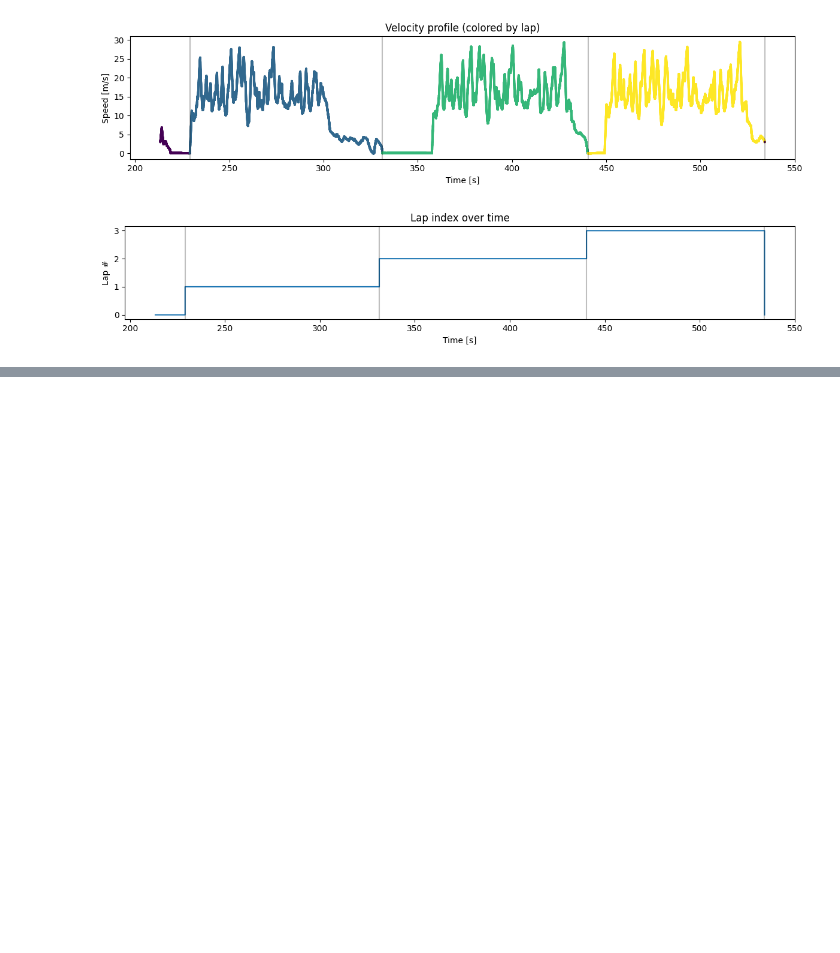
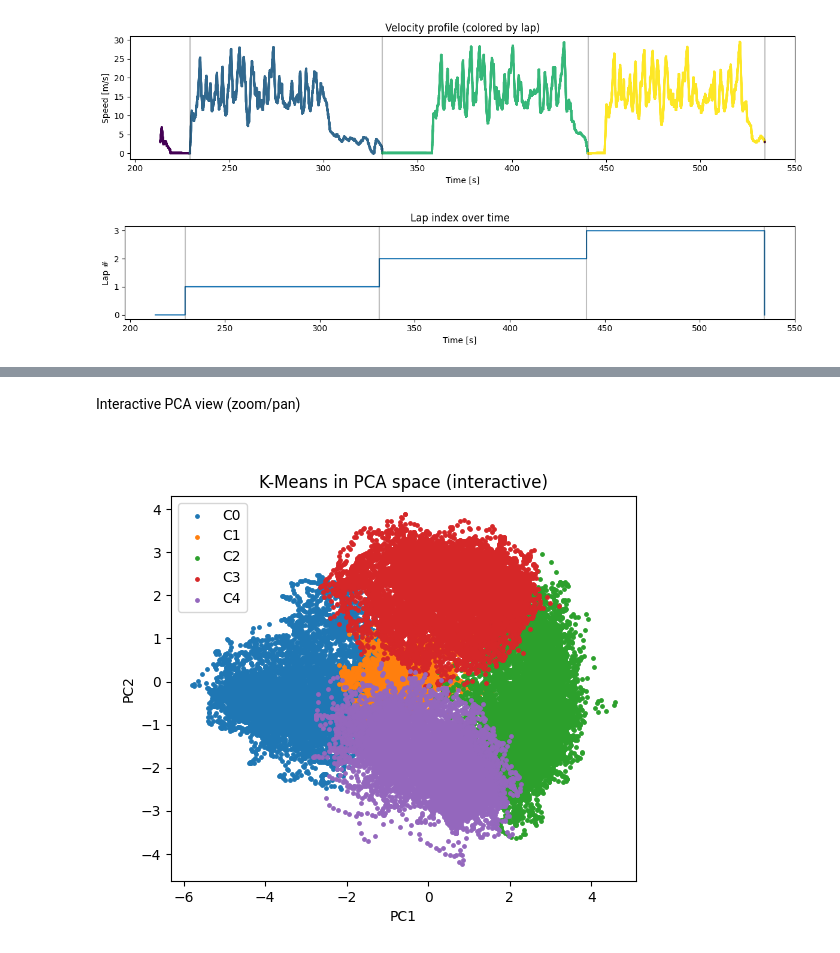
Before and after one commit to kawihss/fs-corner-phase-classification, a Jupyter notebook: notebooks/01_load_and_preprocess.ipynb, the cells around one changed output, grey strips where cells are left out. Cells and saved outputs as stored; diff of their text form; code cells hidden in the pictures; blank space fills up the shorter version.

```diff
--- a/notebooks/01_load_and_preprocess.ipynb
+++ b/notebooks/01_load_and_preprocess.ipynb
@@ -328,0 +403,24 @@ TODO:
+# %% [markdown]
+Interactive PCA view (zoom/pan)
+# %%
+# Step 7c – Interactive PCA view
+import matplotlib.pyplot as plt
+from sklearn.decomposition import PCA
+import numpy as np
+
+X = df_scaled[feature_cols].values
+labels = df_features["label_km"].to_numpy()
+
+pca = PCA(n_components=2, random_state=0)
+Z = pca.fit_transform(X)
+
+fig_pca, ax_pca = plt.subplots(figsize=(6, 5))
+for k in np.unique(labels):
+    mk = (labels == k)
+    ax_pca.scatter(Z[mk, 0], Z[mk, 1], s=6, c=[plt.cm.tab10(k)], label=f"C{k}")
+ax_pca.set_xlabel("PC1"); ax_pca.set_ylabel("PC2")
+ax_pca.set_title("K-Means in PCA space (interactive)")
+ax_pca.legend(loc="best")
+plt.show()
+# %% [output]
+[figure, added]
```
Also changed, not shown: parts of 24 cells of this notebook.
